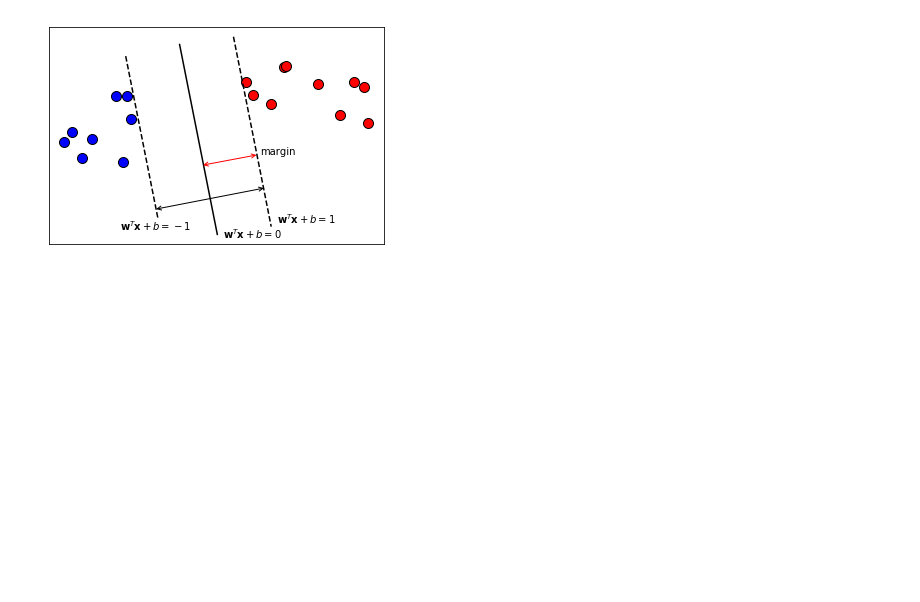
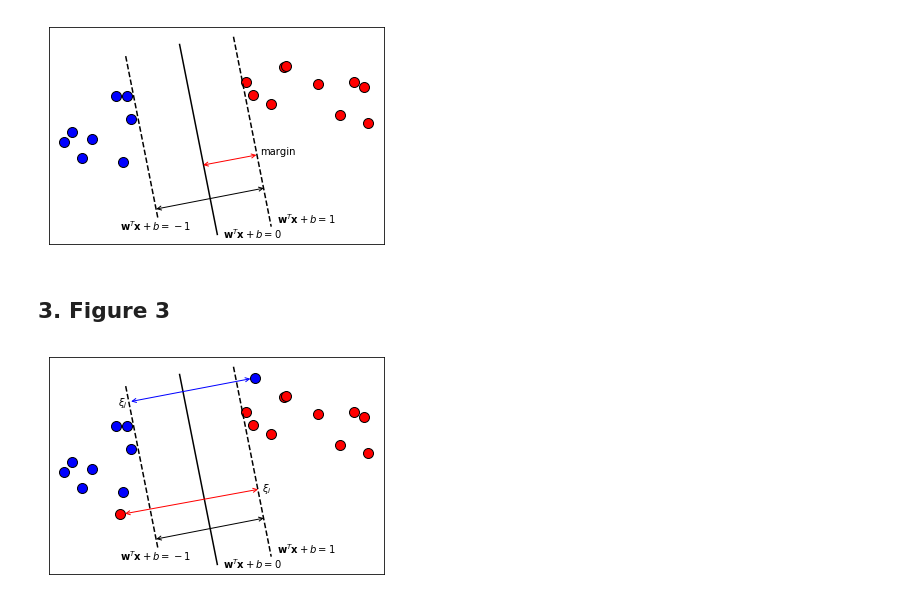
Before and after one commit to dominhhai/dominhhai.github.io, a Jupyter notebook: code/ml/20180322-svm.ipynb, the cells around one changed output. Cells and saved outputs as stored; diff of their text form; code cells hidden in the pictures; blank space fills up the shorter version.

```diff
--- a/code/ml/20180322-svm.ipynb
+++ b/code/ml/20180322-svm.ipynb
@@ -63,3 +63,40 @@ plt.savefig(IMG_PATH.format(2))
 plt.show()
 # %% [output]
 [figure]
+# %% [markdown]
+## 3. Figure 3
+# %%
+np.random.seed(20)
+
+# data set
+X_0 = np.random.multivariate_normal([2,2], [[.4,.2],[.2,.4]], 8)
+X_1 = np.random.multivariate_normal([6,3], [[.4,.2],[.2,.4]], 10)
+plt.plot(X_0[:,0], X_0[:,1], 'bo', mec='k', ms=10)
+plt.plot(X_1[:,0], X_1[:,1], 'ro', mec='k', ms=10)
+
+# linear separation lines
+x1 = np.arange(2.6,3.2,.1)
+plt.plot(x1, -7*x1+22, 'k--')
+plt.text(2.5, -.7, r'$\mathbf{w}^T\mathbf{x}+b=-1$')
+x2 = np.arange(4.6,5.3,.1)
+plt.plot(x2, -7*x2+36.5, 'k--')
+plt.text(5.4, -.5, r'$\mathbf{w}^T\mathbf{x}+b=1$')
+x = np.arange(3.6,4.31,.1)
+plt.plot(x, -7*x+29.3, 'k')
+plt.text(4.4, -.9, r'$\mathbf{w}^T\mathbf{x}+b=0$')
+plt.annotate('',xy=(3.13, .27*3.13-1), xytext=(5.2, .27*5.2-1), arrowprops=dict(arrowstyle='<->'))
+
+# noise
+e = np.array([[2.5,.5], [5, 4]])
+plt.plot(e[0][0], e[0][1], 'ro', mec='k', ms=10)
+plt.annotate(r'$\xi_i$',xy=(e[0][0]+.05, e[0][1]), xytext=(5.13, 1.1), arrowprops=dict(arrowstyle='<->',color='r'))
+plt.plot(e[1][0], e[1][1], 'bo', mec='k', ms=10)
+plt.annotate(r'$\xi_j$',xy=(e[1][0]-.05, e[1][1]), xytext=(2.45, 3.3), arrowprops=dict(arrowstyle='<->',color='b'))
+
+plt.xticks([])
+plt.yticks([])
+plt.savefig(IMG_PATH.format(3))
+
+plt.show()
+# %% [output]
+[figure, added]
```
Also changed, not shown: 4 other files.
